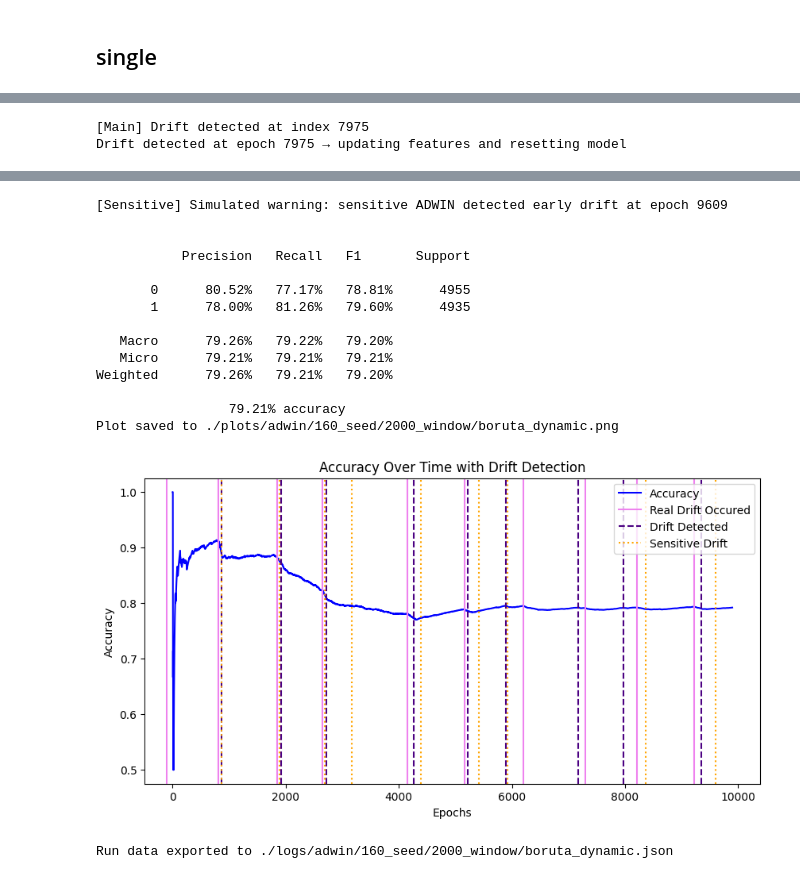
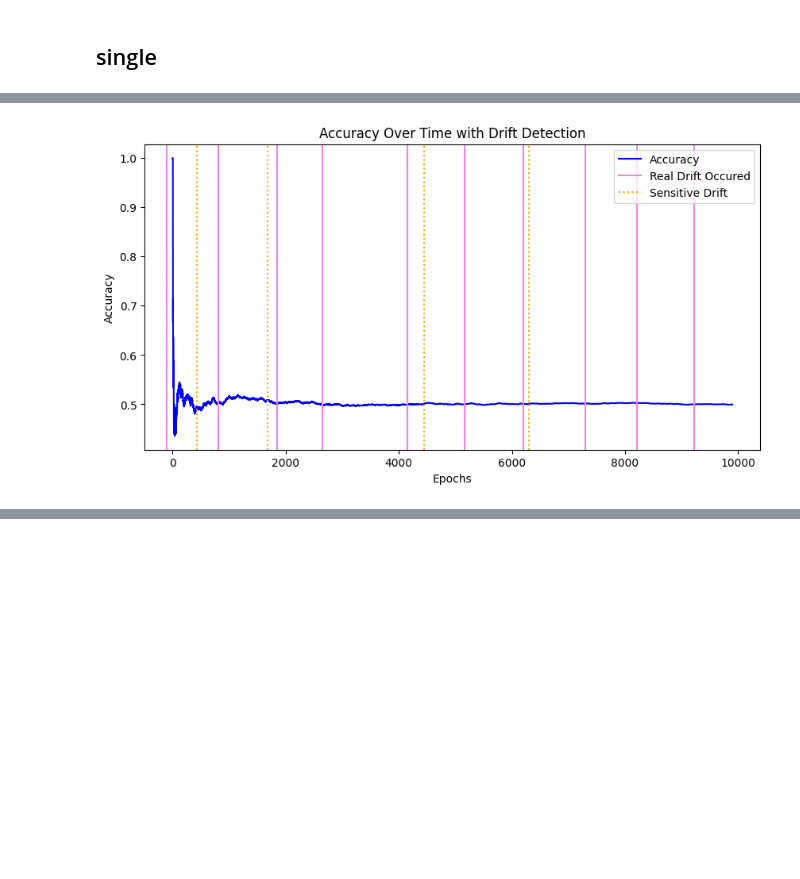
Before and after one commit to wpartycja/ml-in-data-streams, a Jupyter notebook: drift_detection.ipynb, the cells around one changed output, grey strips where cells are left out. Saved outputs shown, nothing was run; the diff lists cells and outputs as text; code cells hidden in the pictures; blank space fills up the shorter version.

Commit message:
added nochange and majorityclass

```diff
--- a/drift_detection.ipynb
+++ b/drift_detection.ipynb
@@ -44,25 +44,29 @@ warnings.filterwarnings('ignore')
 # %% [markdown]
 ## single
 # %%
-strategy = 'boruta_dynamic'
+strategy = 'all_features_no_reset'
 n_history = 2000
 seed = 160
 feature_selector = 'boruta'
-chosen_detector = 'adwin'
+chosen_detector = 'kswin'
+model_type = 'no_change' # 'hoeffding', 'no_change', 'majority'
 
 generator = FeatureImportanceChangeGenerator(n_features=20, n_important_features=5, importance_change_interval=10, random_seed=seed)
 
 plot_path, export_path = get_paths(chosen_detector, seed, n_history, strategy)
 
-main_adwin = drift.ADWIN(delta=0.002)
-sensitive_adwin = drift.ADWIN(delta=0.02)
+# main_detector = drift.ADWIN(delta=0.002)
+# sensitive_detector = drift.ADWIN(delta=0.02)
+
+main_detector = drift.KSWIN(alpha=0.005)
+sensitive_detector = drift.KSWIN(alpha=0.05)
 
 runner = DriftDetectionRunner(
     generator=generator,
-    drift_detector=main_adwin,
-    sensitive_drift_detector=sensitive_adwin,
+    drift_detector=main_detector,
+    sensitive_drift_detector=sensitive_detector,
+    model_type='majority',
     feature_selector=feature_selector,
-    n_history=2000,
     plot_path=plot_path,
     export_path=export_path,
     print_plot=True
@@ -80,0 +97 @@ Drift detected at epoch 864 → updating features and resetting model
+[figure, new version]
@@ -112,2 +98,0 @@ Drift detected at epoch 7174 → updating features and resetting model
-[Main] Drift detected at index 7975
-Drift detected at epoch 7975 → updating features and resetting model
@@ -120,19 +99,3 @@ Drift detected at epoch 9352 → updating features and resetting model
-[Sensitive] Simulated warning: sensitive ADWIN detected early drift at epoch 9609
-
-
-           Precision   Recall   F1       Support
-
-       0      80.52%   77.17%   78.81%      4955
-       1      78.00%   81.26%   79.60%      4935
-
-   Macro      79.26%   79.22%   79.20%
-   Micro      79.21%   79.21%   79.21%
-Weighted      79.26%   79.21%   79.20%
-
-                 79.21% accuracy
-Plot saved to ./plots/adwin/160_seed/2000_window/boruta_dynamic.png
-[figure, old version]
-Run data exported to ./logs/adwin/160_seed/2000_window/boruta_dynamic.json
 # %%
 # strategies = [
 #     'all_features_no_reset',
```
Also changed, not shown: parts of 1 cell of this notebook, 2 other files.
